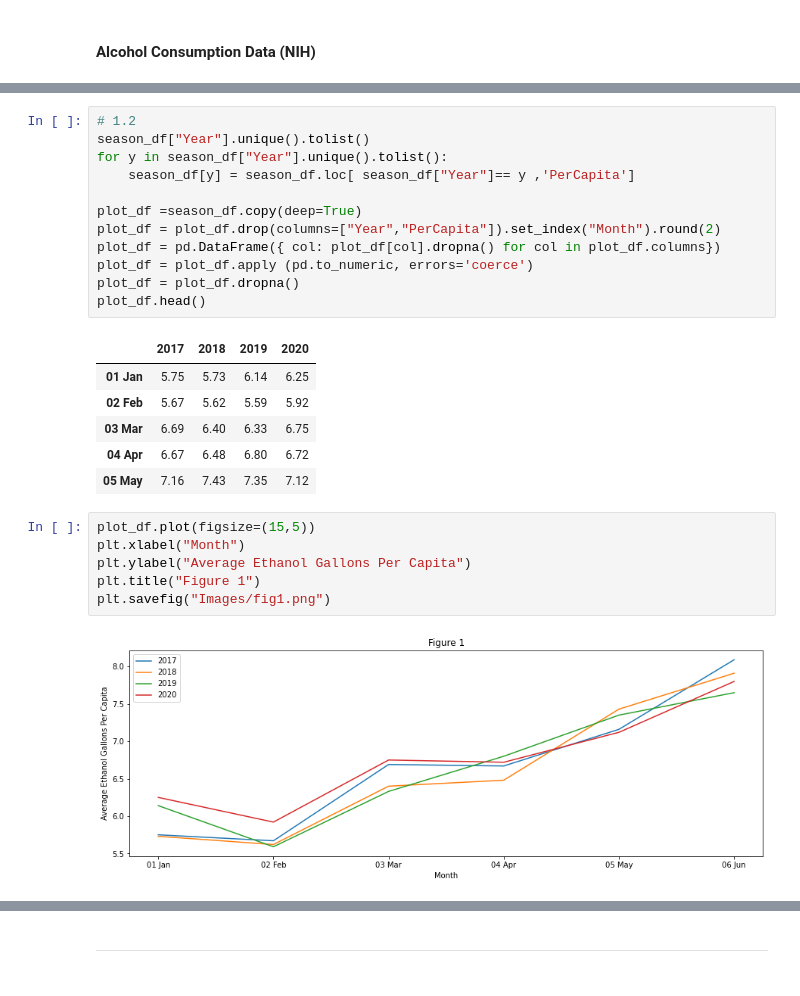
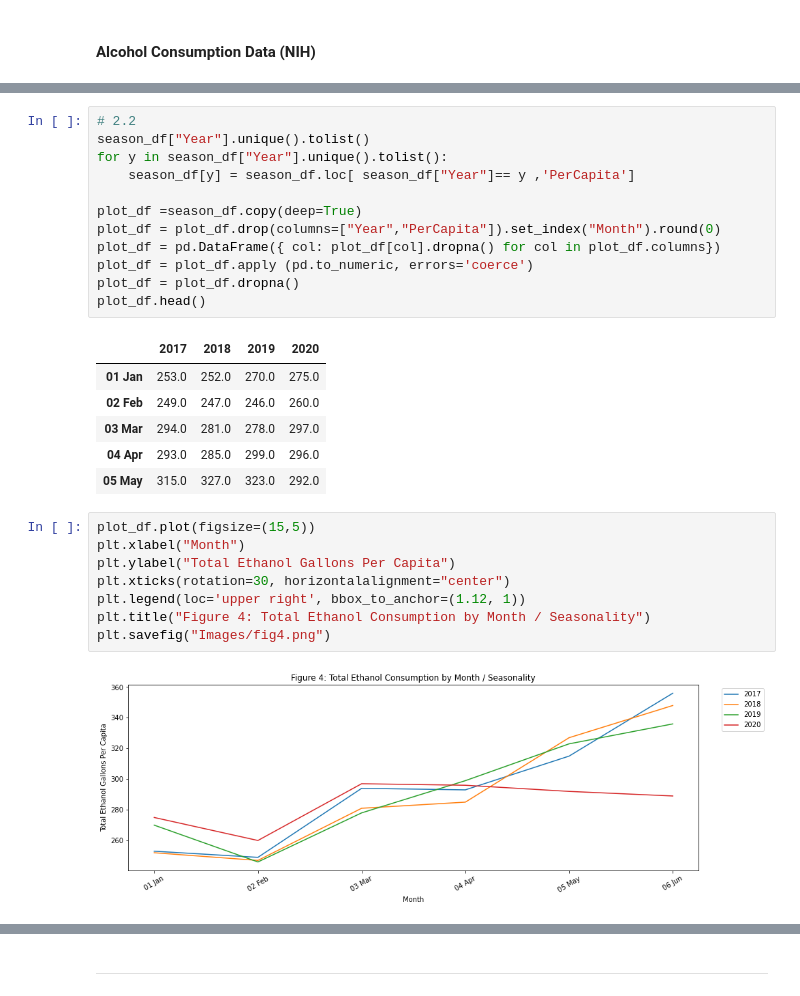
Before and after one commit to zach-18/Project_1_Group_3, a Jupyter notebook: Data Cleanup Notebook.ipynb, the cells around one changed output, grey strips where cells are left out. Saved outputs shown, nothing was run; the diff lists cells and outputs as text.

```diff
--- a/Data Cleanup Notebook.ipynb
+++ b/Data Cleanup Notebook.ipynb
@@ -293,30 +406,32 @@ season_df.reset_index(inplace=True)
 # %%
-# 1.2
+# 2.2
 season_df["Year"].unique().tolist()
 for y in season_df["Year"].unique().tolist():
     season_df[y] = season_df.loc[ season_df["Year"]== y ,'PerCapita']
 
 plot_df =season_df.copy(deep=True)
-plot_df = plot_df.drop(columns=["Year","PerCapita"]).set_index("Month").round(2)
+plot_df = plot_df.drop(columns=["Year","PerCapita"]).set_index("Month").round(0)
 plot_df = pd.DataFrame({ col: plot_df[col].dropna() for col in plot_df.columns})
 plot_df = plot_df.apply (pd.to_numeric, errors='coerce')
 plot_df = plot_df.dropna()
 plot_df.head()
 # %% [output]
 |  | 2017 | 2018 | 2019 | 2020 |
-| 01 Jan | 5.75 | 5.73 | 6.14 | 6.25 |
-| 02 Feb | 5.67 | 5.62 | 5.59 | 5.92 |
-| 03 Mar | 6.69 | 6.40 | 6.33 | 6.75 |
-| 04 Apr | 6.67 | 6.48 | 6.80 | 6.72 |
-| 05 May | 7.16 | 7.43 | 7.35 | 7.12 |
+| 01 Jan | 253.0 | 252.0 | 270.0 | 275.0 |
+| 02 Feb | 249.0 | 247.0 | 246.0 | 260.0 |
+| 03 Mar | 294.0 | 281.0 | 278.0 | 297.0 |
+| 04 Apr | 293.0 | 285.0 | 299.0 | 296.0 |
+| 05 May | 315.0 | 327.0 | 323.0 | 292.0 |
 # %%
 plot_df.plot(figsize=(15,5))
 plt.xlabel("Month")
-plt.ylabel("Average Ethanol Gallons Per Capita")
-plt.title("Figure 1")
-plt.savefig("Images/fig1.png")
+plt.ylabel("Total Ethanol Gallons Per Capita")
+plt.xticks(rotation=30, horizontalalignment="center")
+plt.legend(loc='upper right', bbox_to_anchor=(1.12, 1))
+plt.title("Figure 4: Total Ethanol Consumption by Month / Seasonality")
+plt.savefig("Images/fig4.png")
 # %% [output]
-[figure, old version]
+[figure, new version]
 # %%
 plot_df.plot(kind='bar', figsize=(15,5), align="center")
 plt.xlabel("Month")
```
Also changed, not shown: parts of 23 cells of this notebook, 21 other files.
